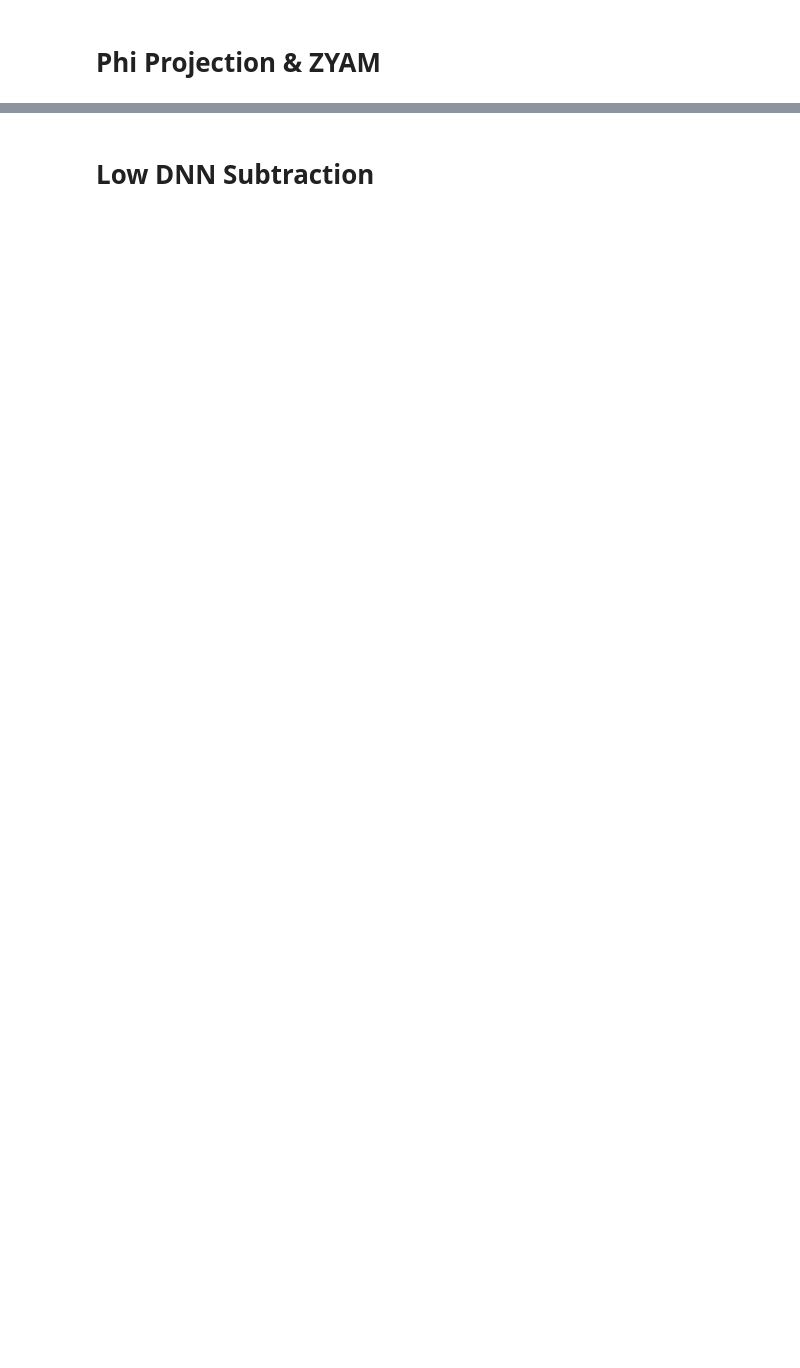
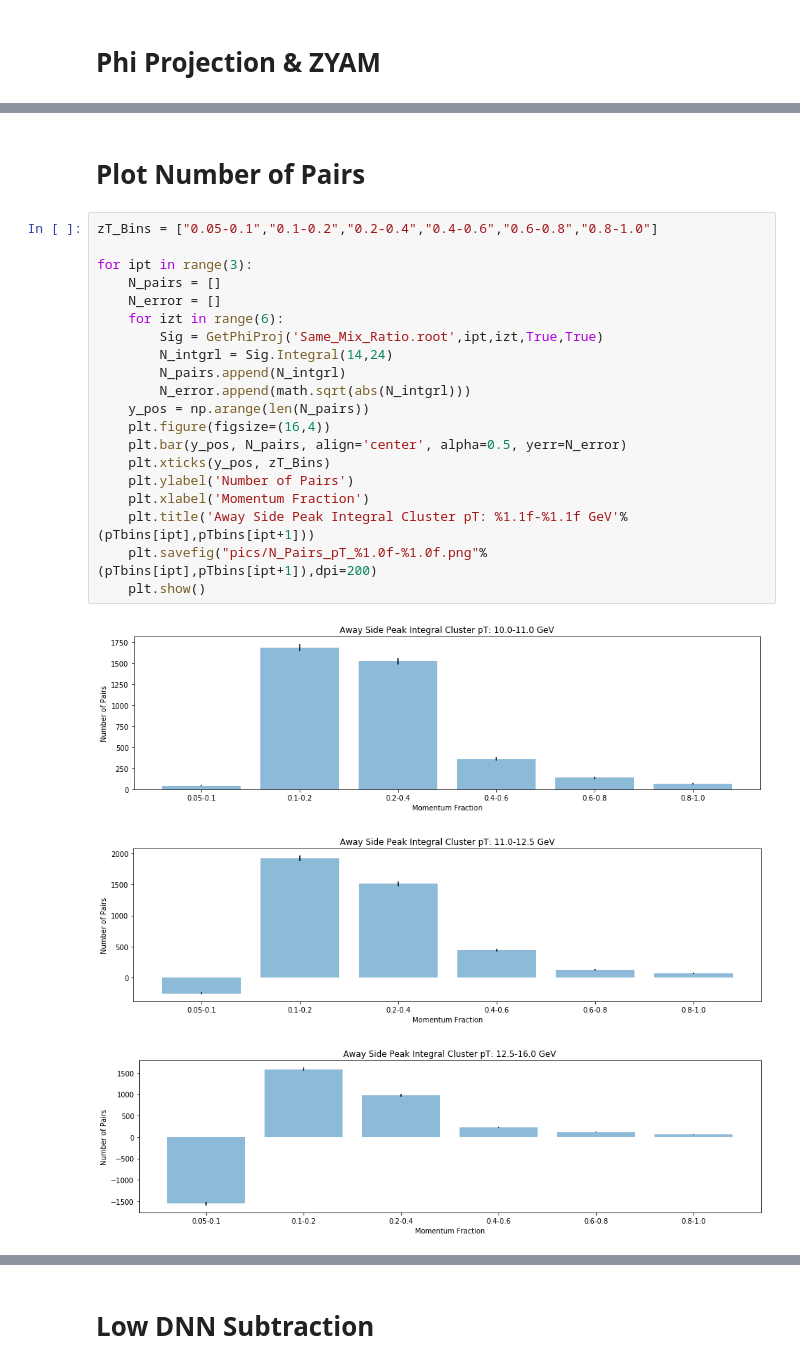
Before and after one commit to miguelignacio/CorrelationAnalysis, a Jupyter notebook: NtupleAnalysis/correlation.ipynb, the cells around one changed output, grey strips where cells are left out. Cells and saved outputs as stored; diff of their text form; blank space fills up the shorter version.

```diff
--- a/NtupleAnalysis/correlation.ipynb
+++ b/NtupleAnalysis/correlation.ipynb
@@ -44 +101,27 @@ pTbins = [10, 11, 12.5, 16]
+# %% [markdown]
+# Plot Number of Pairs
+# %%
+zT_Bins = ["0.05-0.1","0.1-0.2","0.2-0.4","0.4-0.6","0.6-0.8","0.8-1.0"]
+
+for ipt in range(3):
+    N_pairs = []
+    N_error = []
+    for izt in range(6):
+        Sig = GetPhiProj('Same_Mix_Ratio.root',ipt,izt,True,True)
+        N_intgrl = Sig.Integral(14,24)
+        N_pairs.append(N_intgrl)
+        N_error.append(math.sqrt(abs(N_intgrl)))
+    y_pos = np.arange(len(N_pairs))
+    plt.figure(figsize=(16,4))
+    plt.bar(y_pos, N_pairs, align='center', alpha=0.5, yerr=N_error)
+    plt.xticks(y_pos, zT_Bins)
+    plt.ylabel('Number of Pairs')
+    plt.xlabel('Momentum Fraction')
+    plt.title('Away Side Peak Integral Cluster pT: %1.1f-%1.1f GeV'%(pTbins[ipt],pTbins[ipt+1]))
+    plt.savefig("pics/N_Pairs_pT_%1.0f-%1.0f.png"%(pTbins[ipt],pTbins[ipt+1]),dpi=200)
+    plt.show()
+# %% [output]
+[figure, added]
+[figure, added]
+[figure, added]
 # %% [markdown]
```
Also changed, not shown: parts of 19 cells of this notebook, 4 other files.
